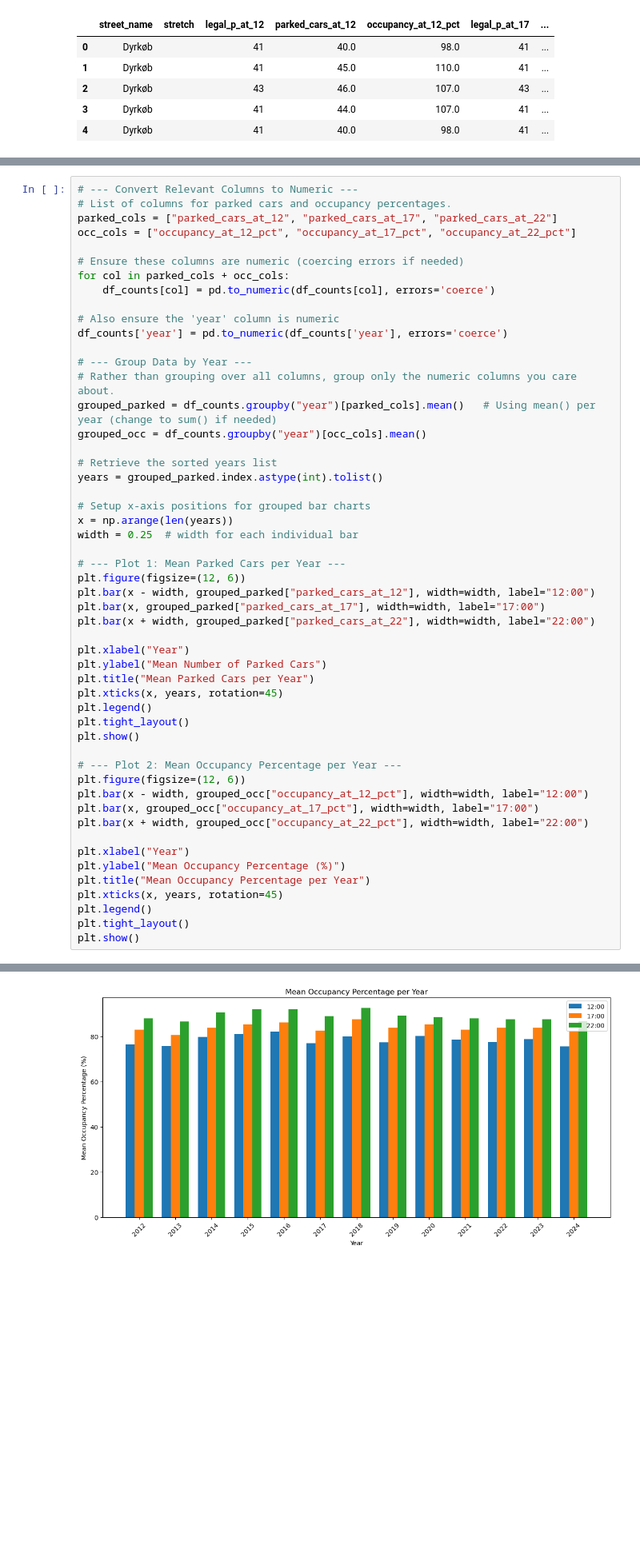
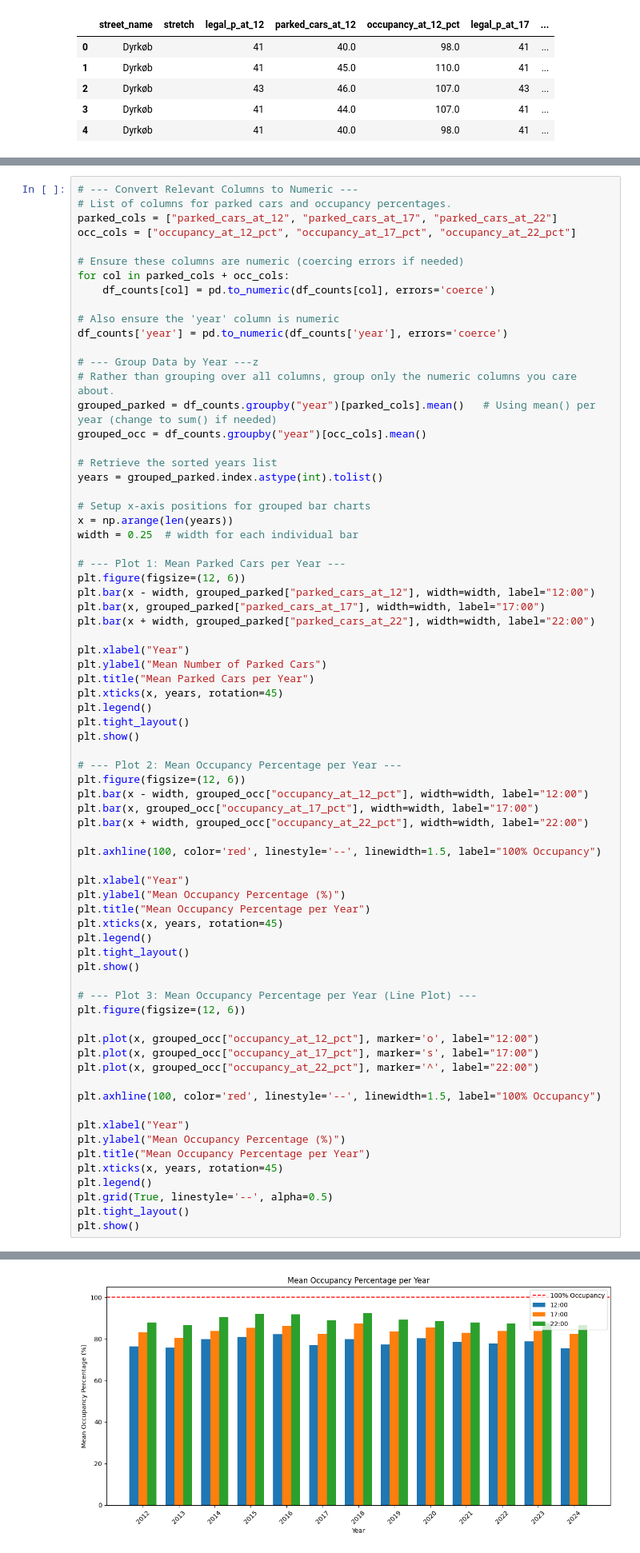
Before and after one commit to AleksandarLukic96/02806_Social_Data, a Jupyter notebook: Project/Data_overview_Paula.ipynb, the cells around one changed output, grey strips where cells are left out. Shown at 80% size. Drawn from its saved outputs; the diff is of its cells as text; blank space fills up the shorter version.

```diff
--- a/Project/Data_overview_Paula.ipynb
+++ b/Project/Data_overview_Paula.ipynb
@@ -189,7 +189,7 @@ for col in parked_cols + occ_cols:
 # Also ensure the 'year' column is numeric
 df_counts['year'] = pd.to_numeric(df_counts['year'], errors='coerce')
 
-# --- Group Data by Year ---
+# --- Group Data by Year ---z
 # Rather than grouping over all columns, group only the numeric columns you care about.
 grouped_parked = df_counts.groupby("year")[parked_cols].mean()   # Using mean() per year (change to sum() if needed)
 grouped_occ = df_counts.groupby("year")[occ_cols].mean()
@@ -203,31 +203,51 @@ width = 0.25  # width for each individual bar
 
 # --- Plot 1: Mean Parked Cars per Year ---
 plt.figure(figsize=(12, 6))
 plt.bar(x - width, grouped_parked["parked_cars_at_12"], width=width, label="12:00")
 plt.bar(x, grouped_parked["parked_cars_at_17"], width=width, label="17:00")
 plt.bar(x + width, grouped_parked["parked_cars_at_22"], width=width, label="22:00")
 
 plt.xlabel("Year")
 plt.ylabel("Mean Number of Parked Cars")
 plt.title("Mean Parked Cars per Year")
 plt.xticks(x, years, rotation=45)
 plt.legend()
 plt.tight_layout()
 plt.show()
 
 # --- Plot 2: Mean Occupancy Percentage per Year ---
 plt.figure(figsize=(12, 6))
 plt.bar(x - width, grouped_occ["occupancy_at_12_pct"], width=width, label="12:00")
 plt.bar(x, grouped_occ["occupancy_at_17_pct"], width=width, label="17:00")
 plt.bar(x + width, grouped_occ["occupancy_at_22_pct"], width=width, label="22:00")
 
+plt.axhline(100, color='red', linestyle='--', linewidth=1.5, label="100% Occupancy")
+
 plt.xlabel("Year")
 plt.ylabel("Mean Occupancy Percentage (%)")
 plt.title("Mean Occupancy Percentage per Year")
 plt.xticks(x, years, rotation=45)
 plt.legend()
 plt.tight_layout()
 plt.show()
+
+# --- Plot 3: Mean Occupancy Percentage per Year (Line Plot) ---
+plt.figure(figsize=(12, 6))
+
+plt.plot(x, grouped_occ["occupancy_at_12_pct"], marker='o', label="12:00")
+plt.plot(x, grouped_occ["occupancy_at_17_pct"], marker='s', label="17:00")
+plt.plot(x, grouped_occ["occupancy_at_22_pct"], marker='^', label="22:00")
+
+plt.axhline(100, color='red', linestyle='--', linewidth=1.5, label="100% Occupancy")
+
+plt.xlabel("Year")
+plt.ylabel("Mean Occupancy Percentage (%)")
+plt.title("Mean Occupancy Percentage per Year")
+plt.xticks(x, years, rotation=45)
+plt.legend()
+plt.grid(True, linestyle='--', alpha=0.5)
+plt.tight_layout()
+plt.show()
 # %% [output]
 [figure]
-[figure, old version]
+[figure, new version]
```
Also changed, not shown: parts of 7 cells of this notebook, 2 other files.
